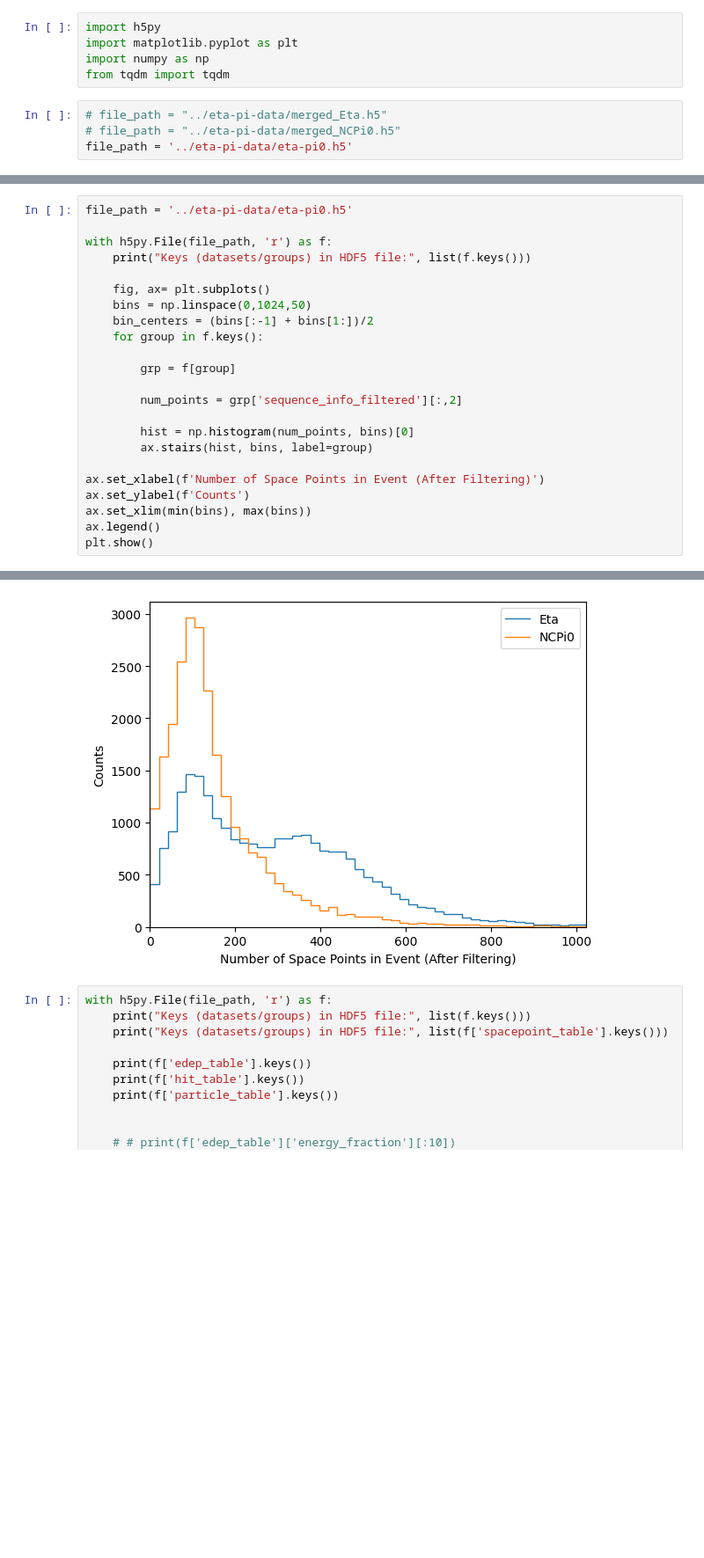
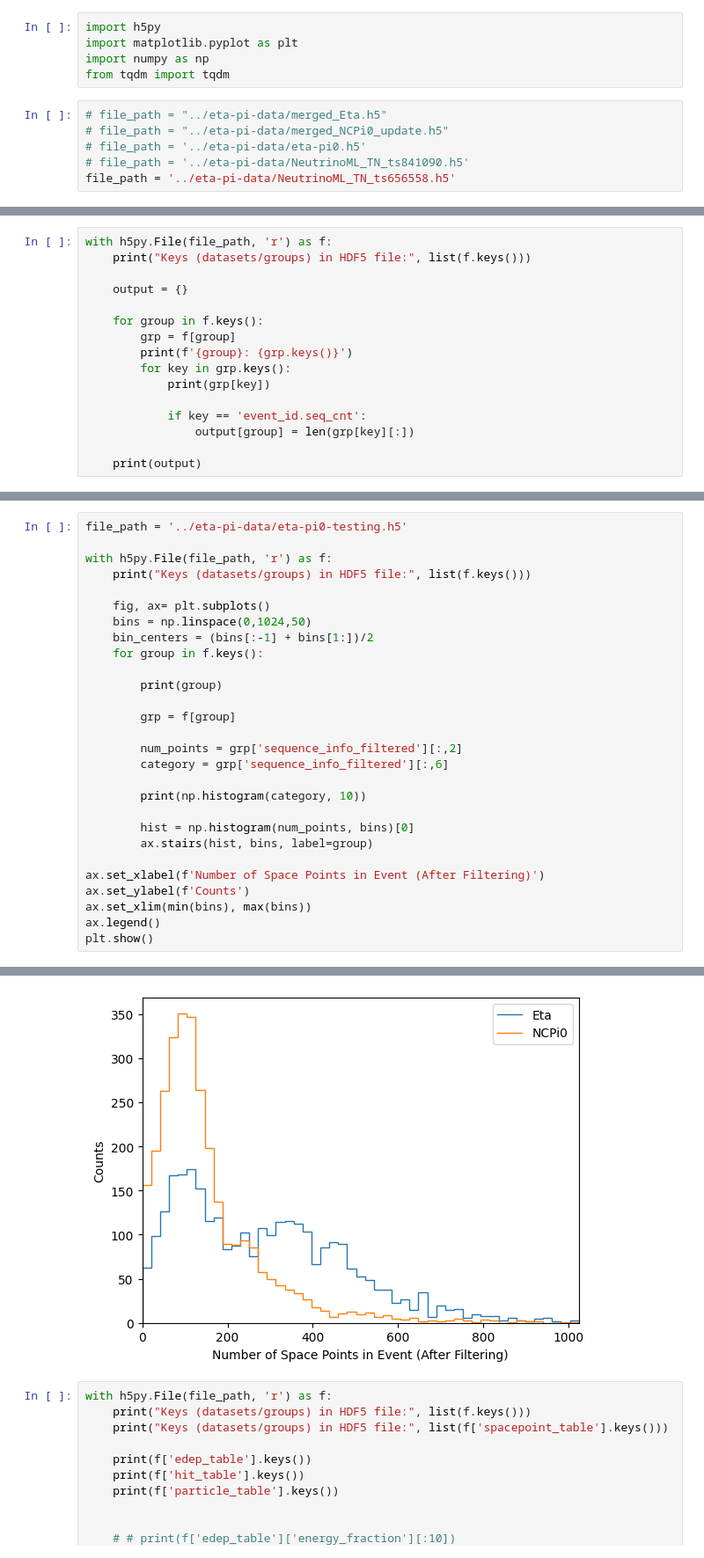
Before and after one commit to gkunkler/eta-pi0-separation, a Jupyter notebook: inspect_data.ipynb, the cells around one changed output, grey strips where cells are left out. Shown at 88% size. Drawn from its saved outputs; the diff is of its cells as text; blank space fills up the shorter version.

```diff
--- a/inspect_data.ipynb
+++ b/inspect_data.ipynb
@@ -5,8 +5,10 @@ import numpy as np
 from tqdm import tqdm
 # %%
 # file_path = "../eta-pi-data/merged_Eta.h5"
-# file_path = "../eta-pi-data/merged_NCPi0.h5"
-file_path = '../eta-pi-data/eta-pi0.h5'
+# file_path = "../eta-pi-data/merged_NCPi0_update.h5"
+# file_path = '../eta-pi-data/eta-pi0.h5'
+# file_path = '../eta-pi-data/NeutrinoML_TN_ts841090.h5'
+file_path = '../eta-pi-data/NeutrinoML_TN_ts656558.h5'
 # %%
 with h5py.File(file_path, 'r') as f:
     print("Keys (datasets/groups) in HDF5 file:", list(f.keys()))
@@ -52,0 +306,16 @@ Keys (datasets/groups) in HDF5 file: ['event_id', 'hit_id', 'metadata', 'positio
+# %%
+with h5py.File(file_path, 'r') as f:
+    print("Keys (datasets/groups) in HDF5 file:", list(f.keys()))
+
+    output = {}
+
+    for group in f.keys():
+        grp = f[group]
+        print(f'{group}: {grp.keys()}')
+        for key in grp.keys():
+            print(grp[key])
+
+            if key == 'event_id.seq_cnt':
+                output[group] = len(grp[key][:])
+
+    print(output)
@@ -53,5 +340,5 @@ Keys (datasets/groups) in HDF5 file: ['event_id', 'hit_id', 'metadata', 'positio
 # %%
-file_path = '../eta-pi-data/eta-pi0.h5'
+file_path = '../eta-pi-data/eta-pi0-testing.h5'
 
 with h5py.File(file_path, 'r') as f:
     print("Keys (datasets/groups) in HDF5 file:", list(f.keys()))
@@ -61,9 +348,14 @@ with h5py.File(file_path, 'r') as f:
     bin_centers = (bins[:-1] + bins[1:])/2
     for group in f.keys():
 
+        print(group)
+
         grp = f[group]
 
         num_points = grp['sequence_info_filtered'][:,2]
+        category = grp['sequence_info_filtered'][:,6]
+
+        print(np.histogram(category, 10))
 
         hist = np.histogram(num_points, bins)[0]
         ax.stairs(hist, bins, label=group)
@@ -78,4 +374,4 @@ Keys (datasets/groups) in HDF5 file: ['Eta', 'NCPi0']
-[figure, old version]
+[figure, new version]
 # %%
 with h5py.File(file_path, 'r') as f:
     print("Keys (datasets/groups) in HDF5 file:", list(f.keys()))
```
Also changed, not shown: parts of 6 cells of this notebook, 7 other files.
